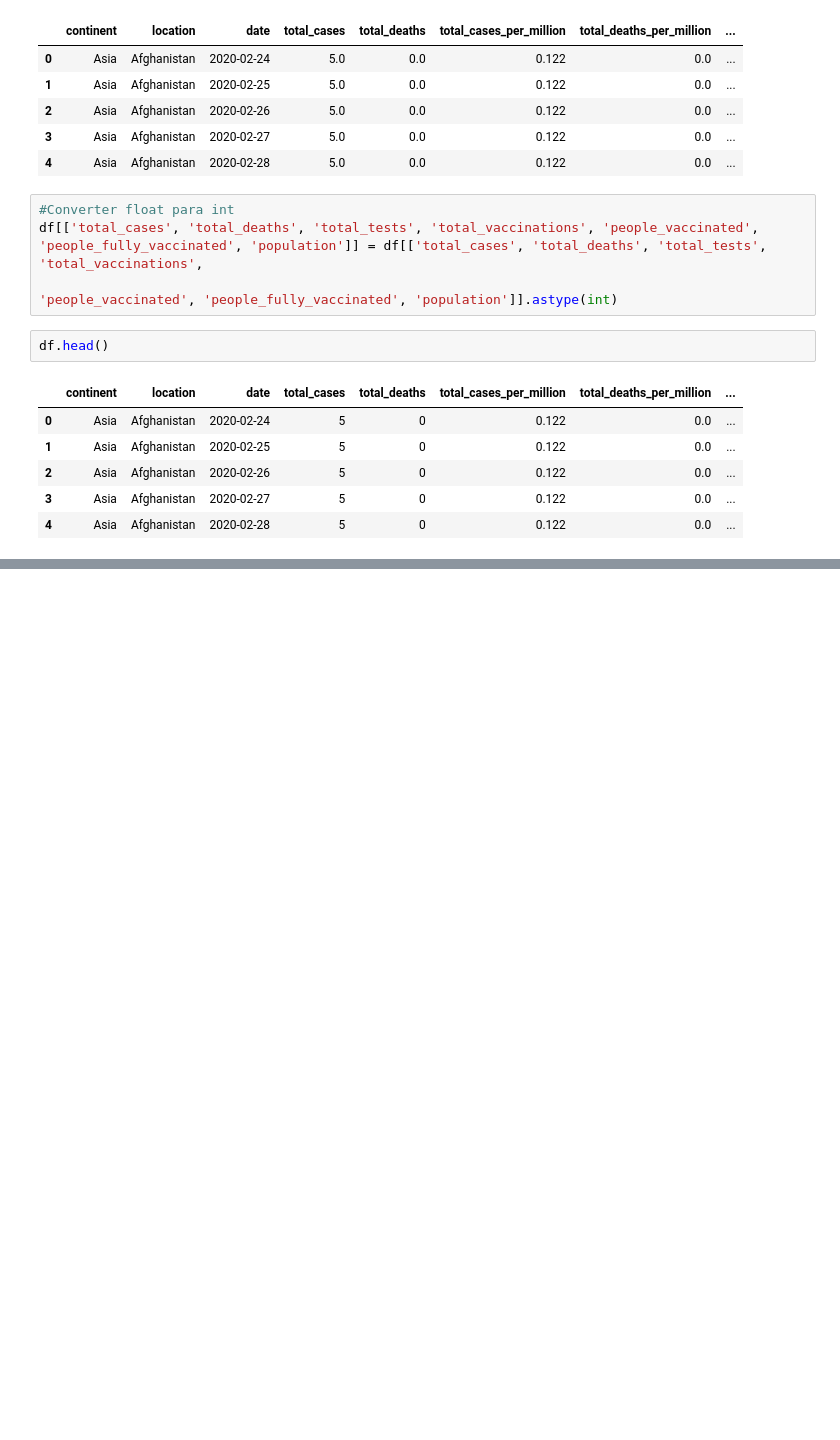
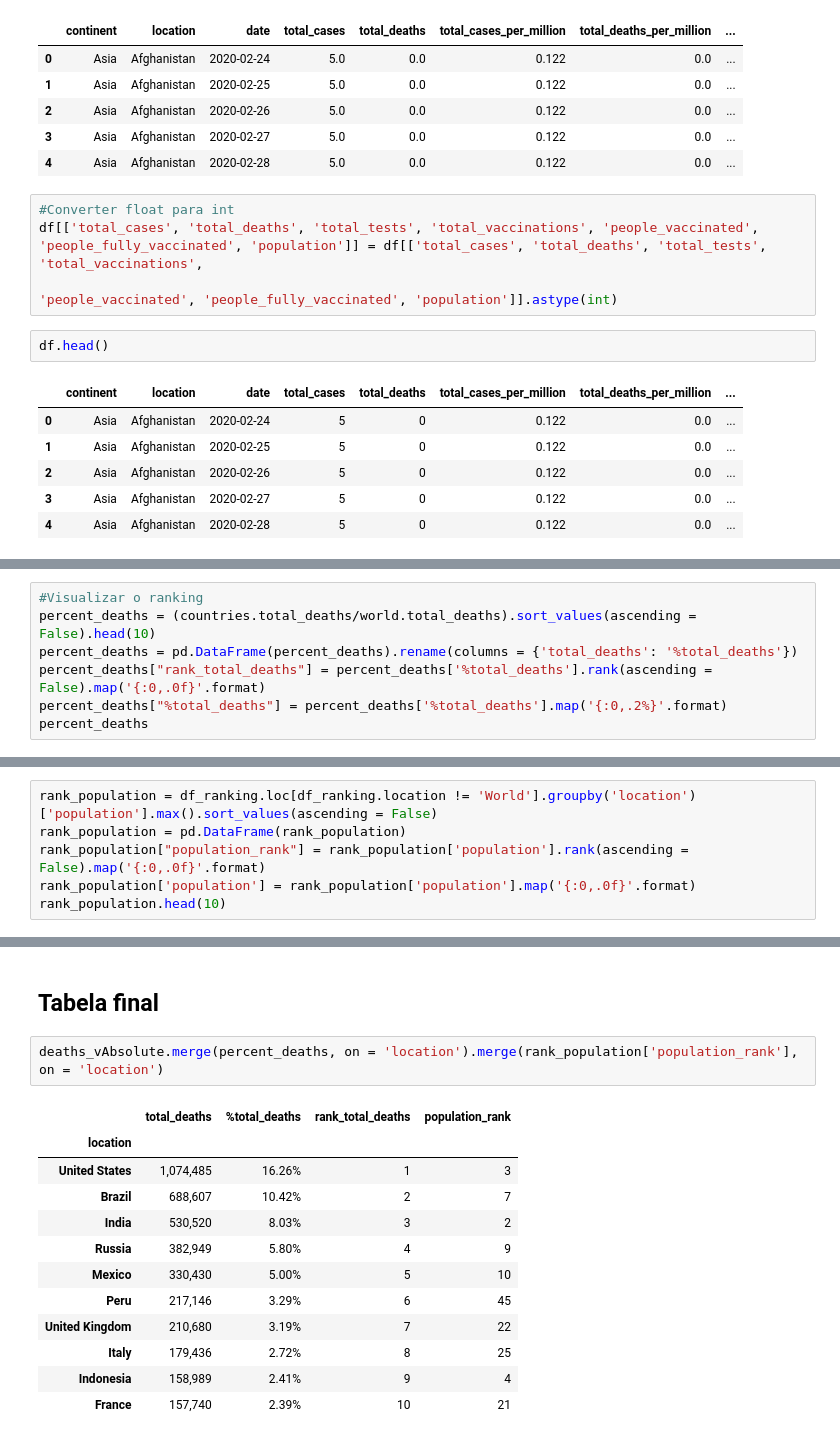
Before and after one commit to LRLeite/Data-Analytics, a Jupyter notebook: covid_19.ipynb, the cells around one changed output, grey strips where cells are left out. Drawn from its saved outputs; the diff is of its cells as text; blank space fills up the shorter version.

```diff
--- a/covid_19.ipynb
+++ b/covid_19.ipynb
@@ -177,0 +237,7 @@ deaths_vAbsolute
+# %%
+#Visualizar o ranking
+percent_deaths = (countries.total_deaths/world.total_deaths).sort_values(ascending = False).head(10)
+percent_deaths = pd.DataFrame(percent_deaths).rename(columns = {'total_deaths': '%total_deaths'})
+percent_deaths["rank_total_deaths"] = percent_deaths['%total_deaths'].rank(ascending = False).map('{:0,.0f}'.format)
+percent_deaths["%total_deaths"] = percent_deaths['%total_deaths'].map('{:0,.2%}'.format)
+percent_deaths
@@ -177,0 +259,6 @@ deaths_vAbsolute
+# %%
+rank_population = df_ranking.loc[df_ranking.location != 'World'].groupby('location')['population'].max().sort_values(ascending = False)
+rank_population = pd.DataFrame(rank_population)
+rank_population["population_rank"] = rank_population['population'].rank(ascending = False).map('{:0,.0f}'.format)
+rank_population['population'] = rank_population['population'].map('{:0,.0f}'.format)
+rank_population.head(10)
@@ -177,0 +278,17 @@ deaths_vAbsolute
+# %% [markdown]
+<h2>Tabela final</h2>
+# %%
+deaths_vAbsolute.merge(percent_deaths, on = 'location').merge(rank_population['population_rank'], on = 'location')
+# %% [output]
+|  | total_deaths | %total_deaths | rank_total_deaths | population_rank |
+| location |  |  |  |  |
+| United States | 1,074,485 | 16.26% | 1 | 3 |
+| Brazil | 688,607 | 10.42% | 2 | 7 |
+| India | 530,520 | 8.03% | 3 | 2 |
+| Russia | 382,949 | 5.80% | 4 | 9 |
+| Mexico | 330,430 | 5.00% | 5 | 10 |
+| Peru | 217,146 | 3.29% | 6 | 45 |
+| United Kingdom | 210,680 | 3.19% | 7 | 22 |
+| Italy | 179,436 | 2.72% | 8 | 25 |
+| Indonesia | 158,989 | 2.41% | 9 | 4 |
+| France | 157,740 | 2.39% | 10 | 21 |
```
Also changed, not shown: parts of 39 cells of this notebook.
